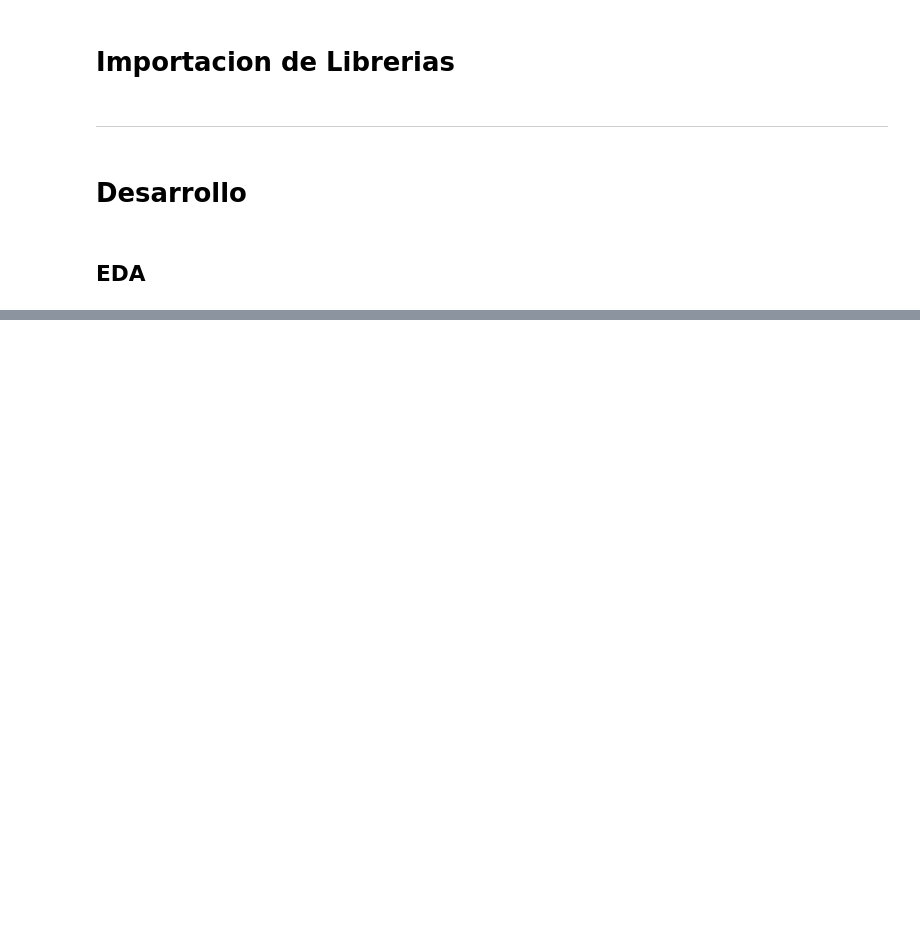
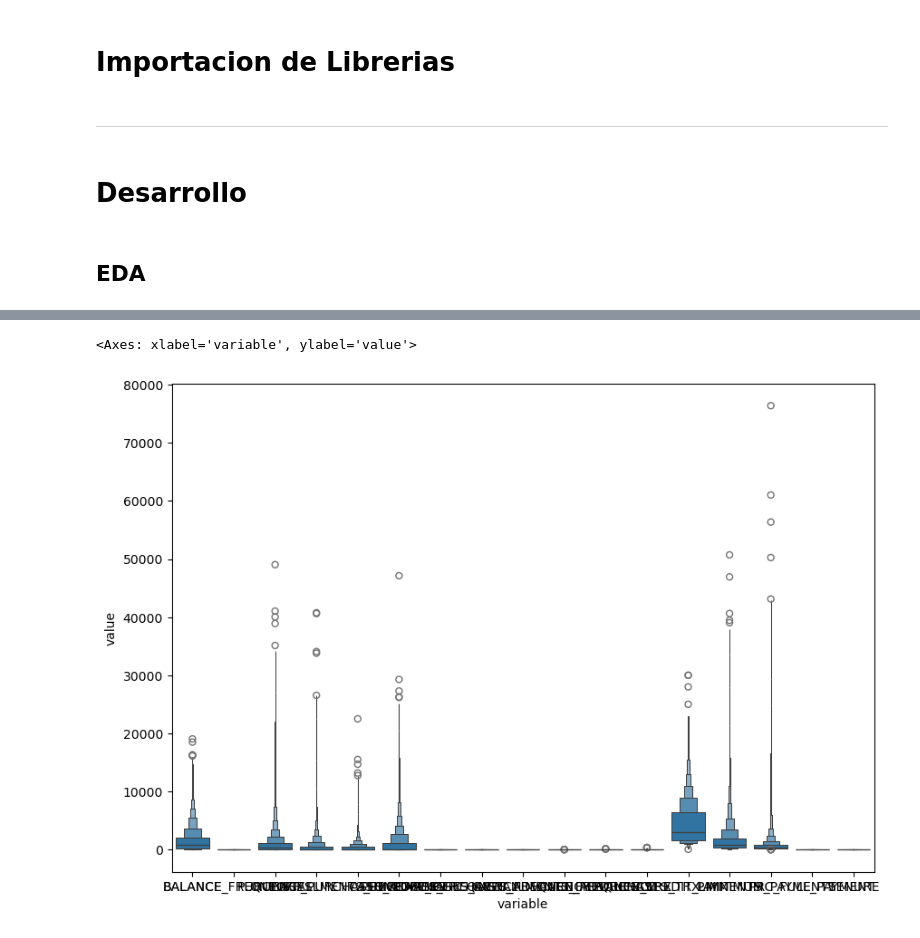
Before and after one commit to BryanHs20/Python-para-Data-Analyst, a Jupyter notebook: Tareas-Proyectos/Tareas/Tarea M45-AD - Bryan Herrnandez Solis.ipynb, the cells around one changed output, grey strips where cells are left out. Drawn from its saved outputs; the diff is of its cells as text; code cells hidden in the pictures; blank space fills up the shorter version.

```diff
--- a/Tareas-Proyectos/Tareas/Tarea M45-AD - Bryan Herrnandez Solis.ipynb
+++ b/Tareas-Proyectos/Tareas/Tarea M45-AD - Bryan Herrnandez Solis.ipynb
@@ -30,0 +238,7 @@ df = pd.read_csv('../../../Archivos-Analisis/')
+# %%
+# Buscamos rangos en als variables y potenciales outliers
+plt.figure(figsize=(10,7))
+sns.boxenplot(x='variable', y='value', data=pd.melt(df[cols_num]))
+# %% [output]
+<Axes: xlabel='variable', ylabel='value'>
+[figure, added]
```
Also changed, not shown: parts of 76 cells of this notebook, 1 other file.
